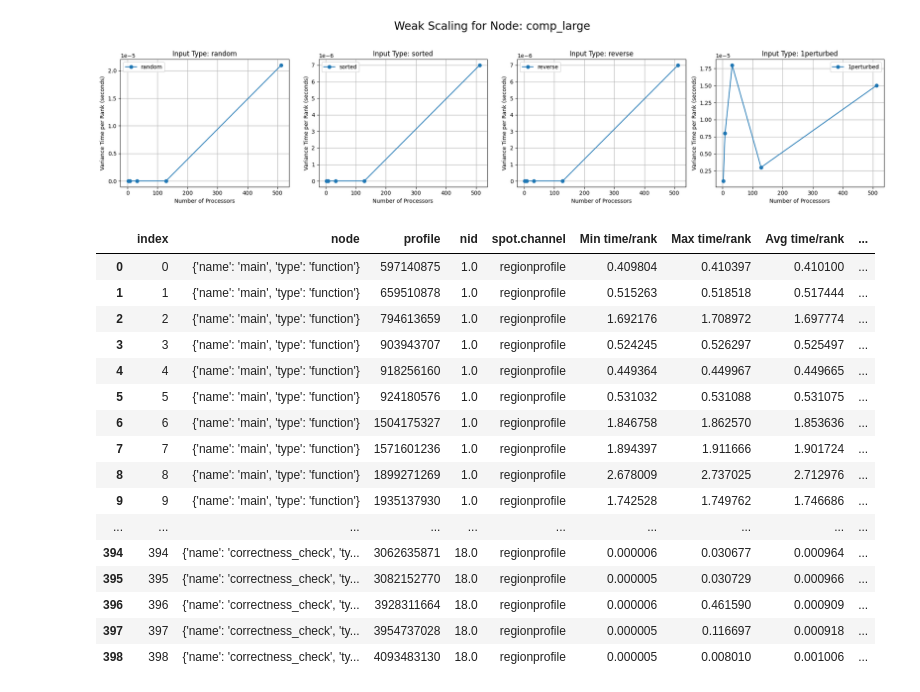
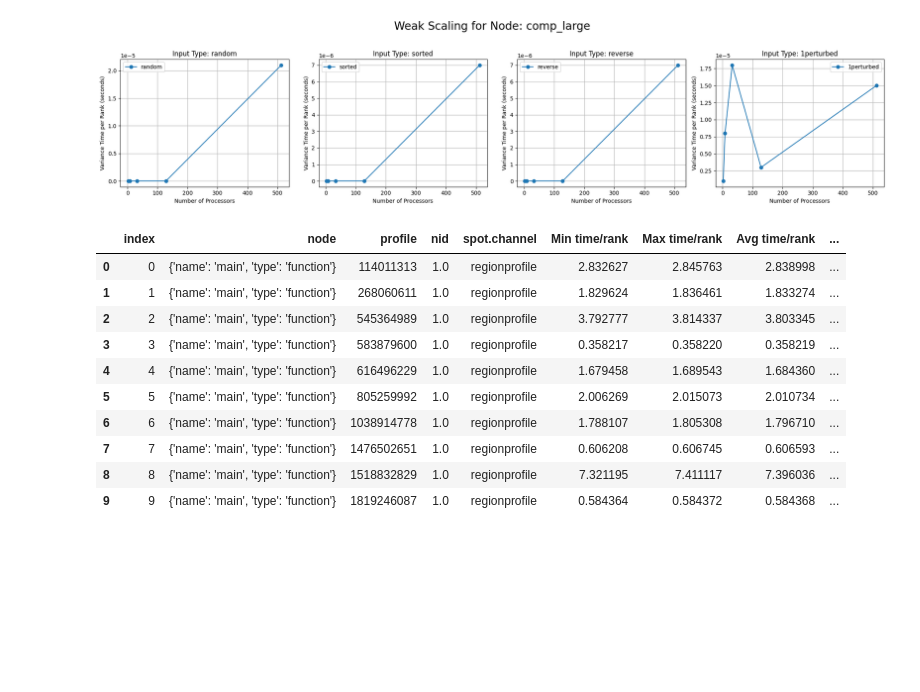
Before and after one commit to AlexDo12/Project_2024, a Jupyter notebook: GraphsExamples/WeakScalingRandom.ipynb, the cells around one changed output. Drawn from its saved outputs; the diff is of its cells as text; code cells hidden in the pictures; blank space fills up the shorter version.

```diff
--- a/GraphsExamples/WeakScalingRandom.ipynb
+++ b/GraphsExamples/WeakScalingRandom.ipynb
@@ -198,22 +198,16 @@ plot_weak_scaling(tk, input_types)
 [figure]
 # %%
 tk.dataframe = tk.dataframe.reset_index()#.set_index(["node"])
-tk.dataframe
+tk.dataframe.head(10)
 # %% [output]
 |  | index | node | profile | nid | spot.channel | Min time/rank | Max time/rank | Avg time/rank | ... |
-| 0 | 0 | {'name': 'main', 'type': 'function'} | 597140875 | 1.0 | regionprofile | 0.409804 | 0.410397 | 0.410100 | ... |
-| 1 | 1 | {'name': 'main', 'type': 'function'} | 659510878 | 1.0 | regionprofile | 0.515263 | 0.518518 | 0.517444 | ... |
-| 2 | 2 | {'name': 'main', 'type': 'function'} | 794613659 | 1.0 | regionprofile | 1.692176 | 1.708972 | 1.697774 | ... |
-| 3 | 3 | {'name': 'main', 'type': 'function'} | 903943707 | 1.0 | regionprofile | 0.524245 | 0.526297 | 0.525497 | ... |
-| 4 | 4 | {'name': 'main', 'type': 'function'} | 918256160 | 1.0 | regionprofile | 0.449364 | 0.449967 | 0.449665 | ... |
-| 5 | 5 | {'name': 'main', 'type': 'function'} | 924180576 | 1.0 | regionprofile | 0.531032 | 0.531088 | 0.531075 | ... |
-| 6 | 6 | {'name': 'main', 'type': 'function'} | 1504175327 | 1.0 | regionprofile | 1.846758 | 1.862570 | 1.853636 | ... |
-| 7 | 7 | {'name': 'main', 'type': 'function'} | 1571601236 | 1.0 | regionprofile | 1.894397 | 1.911666 | 1.901724 | ... |
-| 8 | 8 | {'name': 'main', 'type': 'function'} | 1899271269 | 1.0 | regionprofile | 2.678009 | 2.737025 | 2.712976 | ... |
-| 9 | 9 | {'name': 'main', 'type': 'function'} | 1935137930 | 1.0 | regionprofile | 1.742528 | 1.749762 | 1.746686 | ... |
-| ... | ... | ... | ... | ... | ... | ... | ... | ... | ... |
-| 394 | 394 | {'name': 'correctness_check', 'ty... | 3062635871 | 18.0 | regionprofile | 0.000006 | 0.030677 | 0.000964 | ... |
-| 395 | 395 | {'name': 'correctness_check', 'ty... | 3082152770 | 18.0 | regionprofile | 0.000005 | 0.030729 | 0.000966 | ... |
-| 396 | 396 | {'name': 'correctness_check', 'ty... | 3928311664 | 18.0 | regionprofile | 0.000006 | 0.461590 | 0.000909 | ... |
-| 397 | 397 | {'name': 'correctness_check', 'ty... | 3954737028 | 18.0 | regionprofile | 0.000005 | 0.116697 | 0.000918 | ... |
-| 398 | 398 | {'name': 'correctness_check', 'ty... | 4093483130 | 18.0 | regionprofile | 0.000005 | 0.008010 | 0.001006 | ... |
+| 0 | 0 | {'name': 'main', 'type': 'function'} | 114011313 | 1.0 | regionprofile | 2.832627 | 2.845763 | 2.838998 | ... |
+| 1 | 1 | {'name': 'main', 'type': 'function'} | 268060611 | 1.0 | regionprofile | 1.829624 | 1.836461 | 1.833274 | ... |
+| 2 | 2 | {'name': 'main', 'type': 'function'} | 545364989 | 1.0 | regionprofile | 3.792777 | 3.814337 | 3.803345 | ... |
+| 3 | 3 | {'name': 'main', 'type': 'function'} | 583879600 | 1.0 | regionprofile | 0.358217 | 0.358220 | 0.358219 | ... |
+| 4 | 4 | {'name': 'main', 'type': 'function'} | 616496229 | 1.0 | regionprofile | 1.679458 | 1.689543 | 1.684360 | ... |
+| 5 | 5 | {'name': 'main', 'type': 'function'} | 805259992 | 1.0 | regionprofile | 2.006269 | 2.015073 | 2.010734 | ... |
+| 6 | 6 | {'name': 'main', 'type': 'function'} | 1038914778 | 1.0 | regionprofile | 1.788107 | 1.805308 | 1.796710 | ... |
+| 7 | 7 | {'name': 'main', 'type': 'function'} | 1476502651 | 1.0 | regionprofile | 0.606208 | 0.606745 | 0.606593 | ... |
+| 8 | 8 | {'name': 'main', 'type': 'function'} | 1518832829 | 1.0 | regionprofile | 7.321195 | 7.411117 | 7.396036 | ... |
+| 9 | 9 | {'name': 'main', 'type': 'function'} | 1819246087 | 1.0 | regionprofile | 0.584364 | 0.584372 | 0.584368 | ... |
```
Also changed, not shown: 4 other files.
